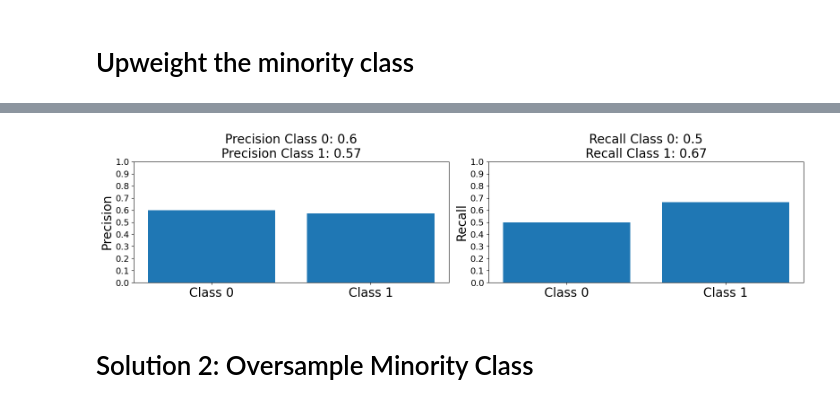
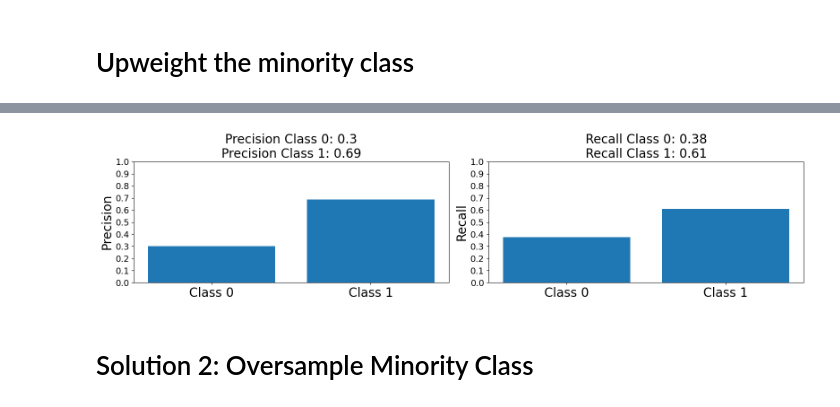
Before and after one commit to AI4Radiology/radiomic_brain_tumor_classification, a Jupyter notebook: DecisionTreeDataAug.ipynb, the cells around one changed output, grey strips where cells are left out. Drawn from its saved outputs; the diff is of its cells as text; code cells hidden in the pictures.

```diff
--- a/DecisionTreeDataAug.ipynb
+++ b/DecisionTreeDataAug.ipynb
@@ -47,3 +44 @@ DATASET TESTING:  24  REGISTROS
-# %%
-X_train, X_test, labels_train, labels_test = read_data(df_test, df_training)
 # %%
@@ -113,5 +105,6 @@ print(list(df_filtered.columns))
 # Decision Tree
 # %%
 clf = DecisionTreeClassifier()
-clf.fit(X_train, labels_train)
+clf.fit(X_train, y_train)
+print(X_train.columns)
 preds = clf.predict(X_test)
@@ -122,7 +132,7 @@ get_precisions_recalls(labels_test, preds)
 # %% [markdown]
 # Upweight the minority class
 # %%
-weight_minority_class = np.sum(labels_train == 1) / np.sum(labels_train == 0)
+weight_minority_class = np.sum(y_train == True) / np.sum(y_test == False)
 # %%
 weight_minority_class
 # %% [output]
@@ -130,8 +140,8 @@ np.float64(5.117647058823529)
 # %%
 clf = DecisionTreeClassifier(class_weight={0:1, 1:weight_minority_class})
-clf.fit(X_train, labels_train)
+clf.fit(X_train, y_train)
 preds = clf.predict(X_test)
 # %%
-get_precisions_recalls(labels_test, preds)
+get_precisions_recalls(y_test, preds)
 # %% [output]
-[figure, old version]
+[figure, new version]
```
Also changed, not shown: parts of 13 cells of this notebook.
